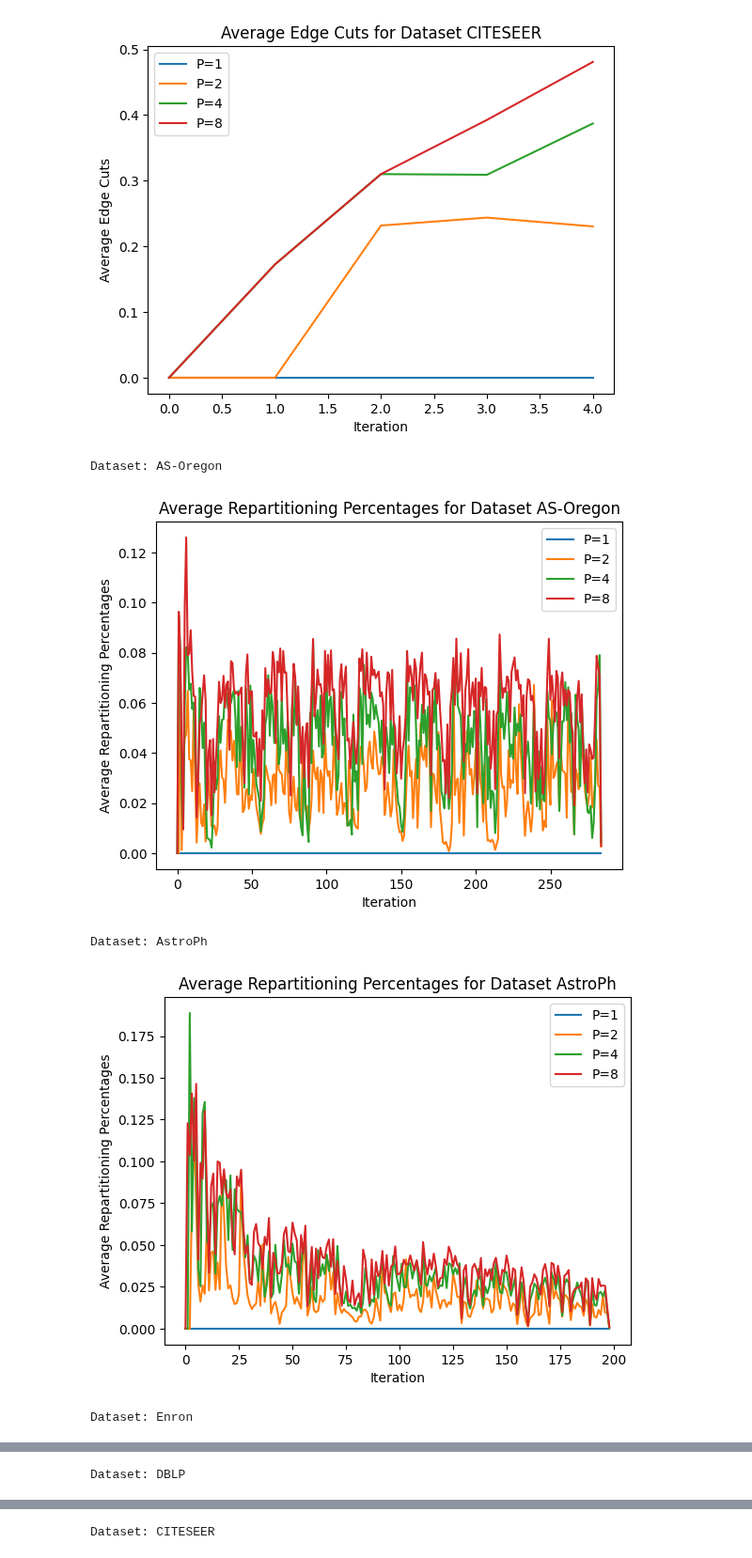
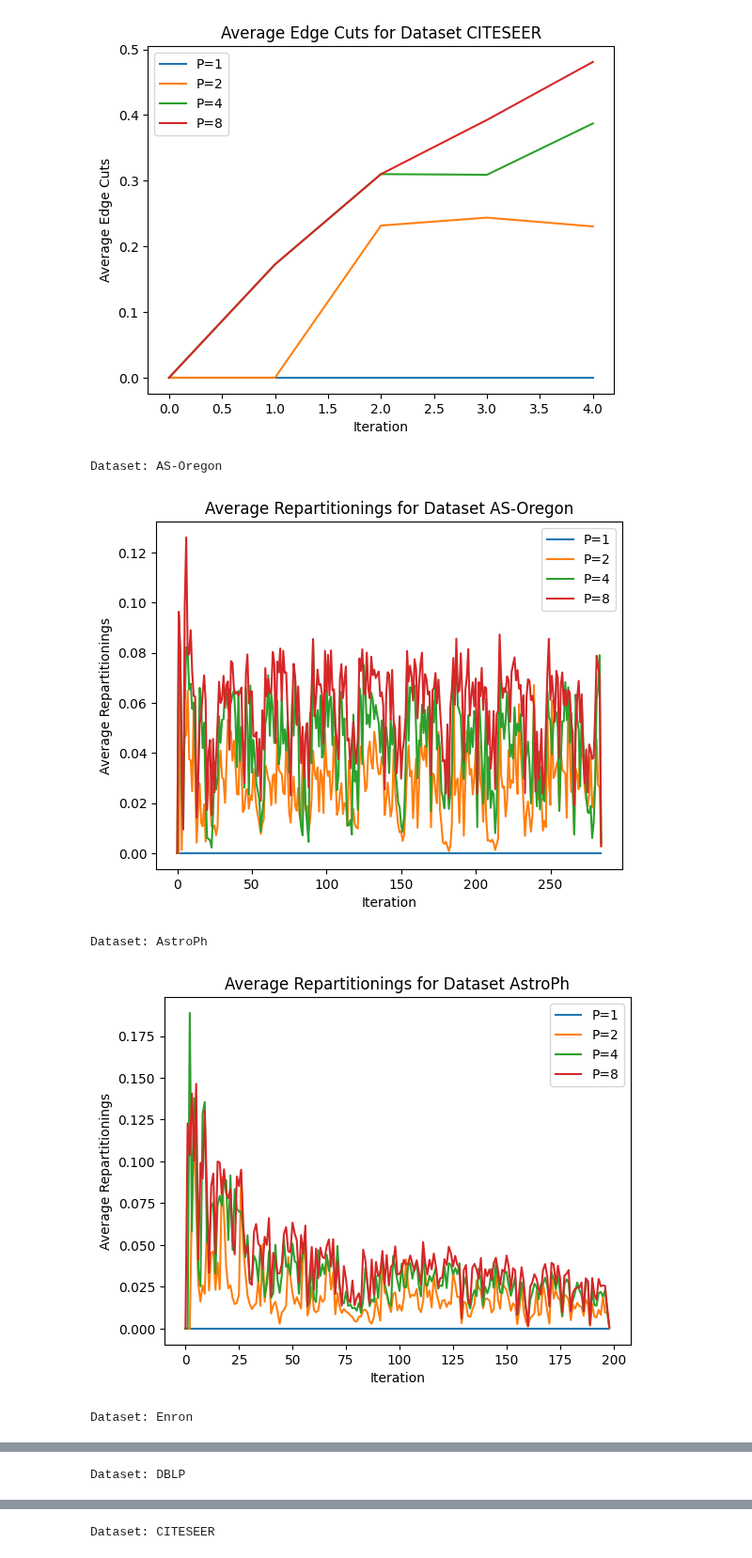
Before and after one commit to fantastic001/VertexVoyage, a Jupyter notebook: notebooks/analyze_results.ipynb, the cells around one changed output, grey strips where cells are left out. Shown at 94% size. Saved outputs shown, nothing was run; the diff lists cells and outputs as text; code cells hidden in the pictures.

Commit message:
Change4 title for plot

```diff
--- a/notebooks/analyze_results.ipynb
+++ b/notebooks/analyze_results.ipynb
@@ -269,31 +269,31 @@ Dataset: CITESEER
 # %%
 import matplotlib.pyplot as plt
 import pandas as pd
 
 for dataset in all_datasets:
     print(f"Dataset: {dataset}")
     data = []
     for partitions in sorted(all_partitions):
         for rf in [1]:
             key = (dataset, partitions, rf)
             if key in everything:
                 f1s = everything[key]["average_f1s"]
                 # print("f1s: ", f1s)
                 # plt.plot(f1s, label=f"P={partitions}")
                 partition_sizes = everything[key]["runs"][0]["partition_sizes"] if everything[key]["runs"] else None
                 repartitionings = everything[key]["average_repartitionings"] if everything[key]["average_repartitionings"] is not None else None
                 repartitioning_percentages = everything[key]["average_repartitioning_percentages"] if everything[key]["average_repartitioning_percentages"] is not None else None
                 edge_cuts = everything[key]["average_edge_cuts"] if everything[key]["average_edge_cuts"] is not None else None
                 balance = everything[key]["average_balance"] if everything[key]["average_balance"] is not None else None
                 plt.plot(repartitioning_percentages, label=f"P={partitions}")
     plt.xlabel("Iteration")
-    plt.ylabel("Average Repartitioning Percentages")
-    plt.title(f"Average Repartitioning Percentages for Dataset {dataset}")
+    plt.ylabel("Average Repartitionings")
+    plt.title(f"Average Repartitionings for Dataset {dataset}")
     plt.legend()
     plt.show()
 # %% [output]
 Dataset: AS-Oregon
-[figure, old version]
+[figure, new version]
 Dataset: AstroPh
-[figure, old version]
+[figure, new version]
 Dataset: Enron
```
Also changed, not shown: parts of 1 cell of this notebook.
